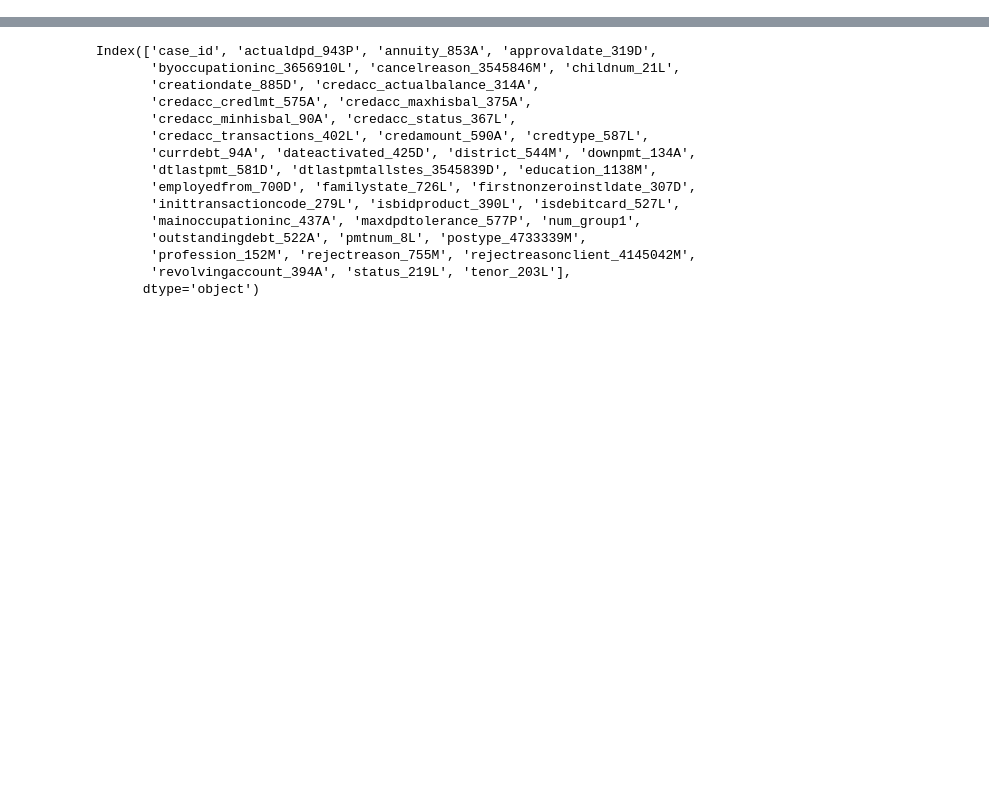
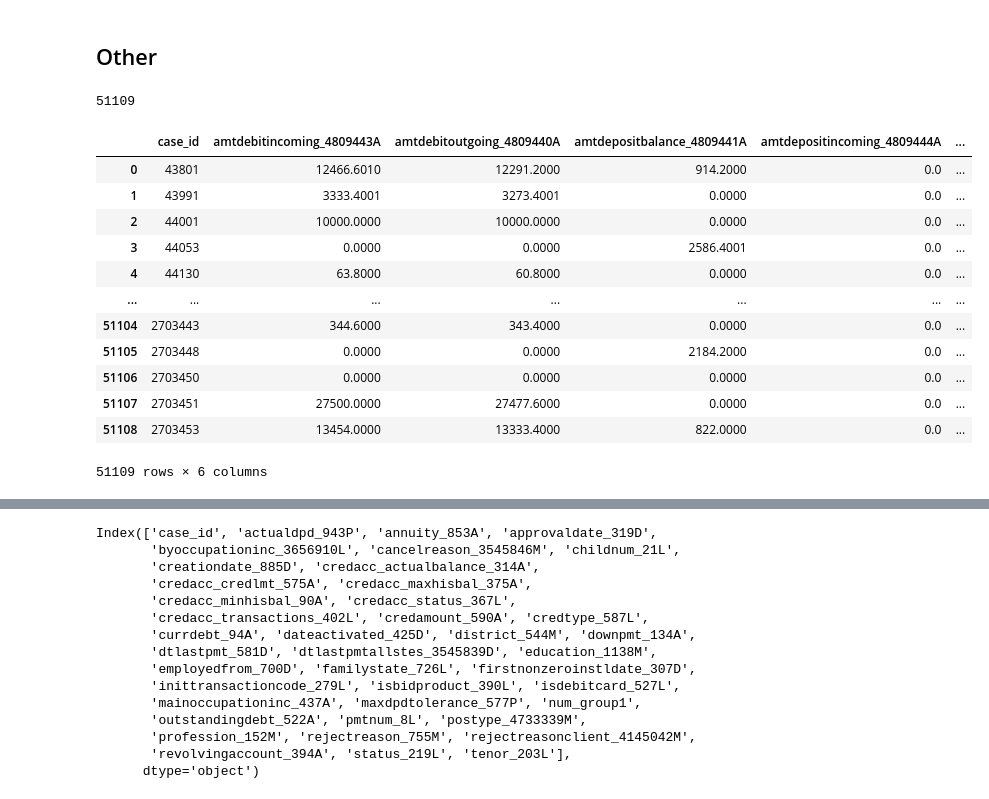
Before and after one commit to manpreetsingh227/MSc-project, a Jupyter notebook: notebooks/featureselection.ipynb, the cells around one changed output, grey strips where cells are left out. Cells and saved outputs as stored; diff of their text form; code cells hidden in the pictures; blank space fills up the shorter version.

```diff
--- a/notebooks/featureselection.ipynb
+++ b/notebooks/featureselection.ipynb
@@ -4,0 +125,22 @@ base_cba = pd.read_parquet(path + "base.parquet", columns=['case_id','WEEK_NUM',
+# %% [markdown]
+## Other
+# %%
+other_1["case_id"].nunique()
+# %% [output]
+51109
+# %%
+other_1.drop(columns='num_group1').groupby('case_id', as_index=False).sum(numeric_only=True)
+# %% [output]
+|  | case_id | amtdebitincoming_4809443A | amtdebitoutgoing_4809440A | amtdepositbalance_4809441A | amtdepositincoming_4809444A | ... |
+| 0 | 43801 | 12466.6010 | 12291.2000 | 914.2000 | 0.0 | ... |
+| 1 | 43991 | 3333.4001 | 3273.4001 | 0.0000 | 0.0 | ... |
+| 2 | 44001 | 10000.0000 | 10000.0000 | 0.0000 | 0.0 | ... |
+| 3 | 44053 | 0.0000 | 0.0000 | 2586.4001 | 0.0 | ... |
+| 4 | 44130 | 63.8000 | 60.8000 | 0.0000 | 0.0 | ... |
+| ... | ... | ... | ... | ... | ... | ... |
+| 51104 | 2703443 | 344.6000 | 343.4000 | 0.0000 | 0.0 | ... |
+| 51105 | 2703448 | 0.0000 | 0.0000 | 2184.2000 | 0.0 | ... |
+| 51106 | 2703450 | 0.0000 | 0.0000 | 0.0000 | 0.0 | ... |
+| 51107 | 2703451 | 27500.0000 | 27477.6000 | 0.0000 | 0.0 | ... |
+| 51108 | 2703453 | 13454.0000 | 13333.4000 | 822.0000 | 0.0 | ... |
+51109 rows × 6 columns
```
Also changed, not shown: parts of 46 cells of this notebook.
